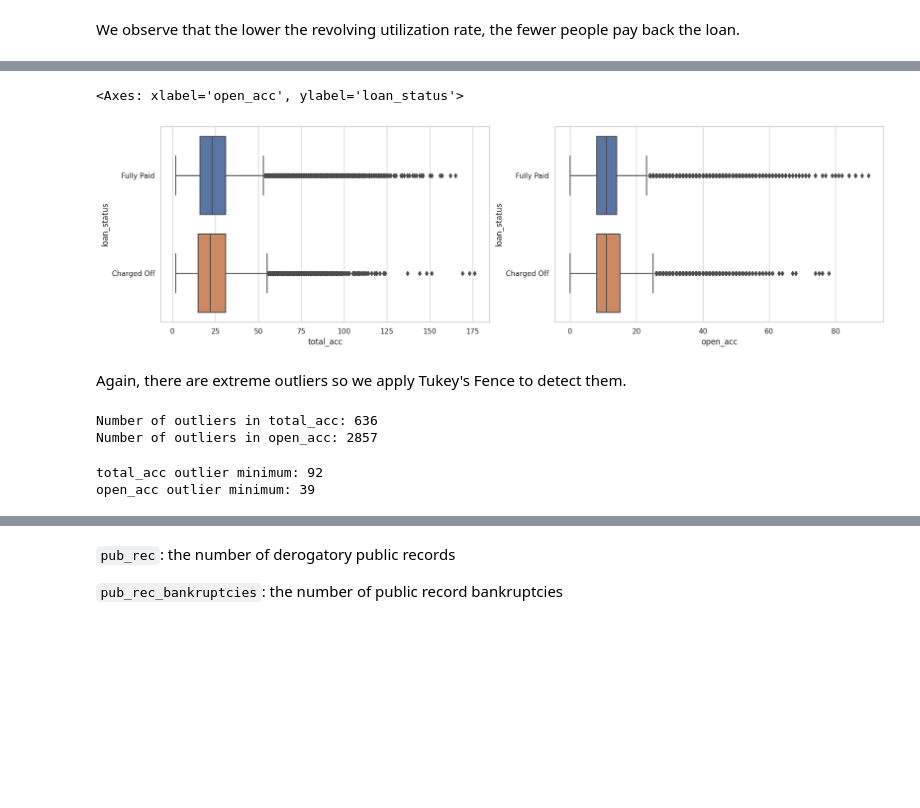
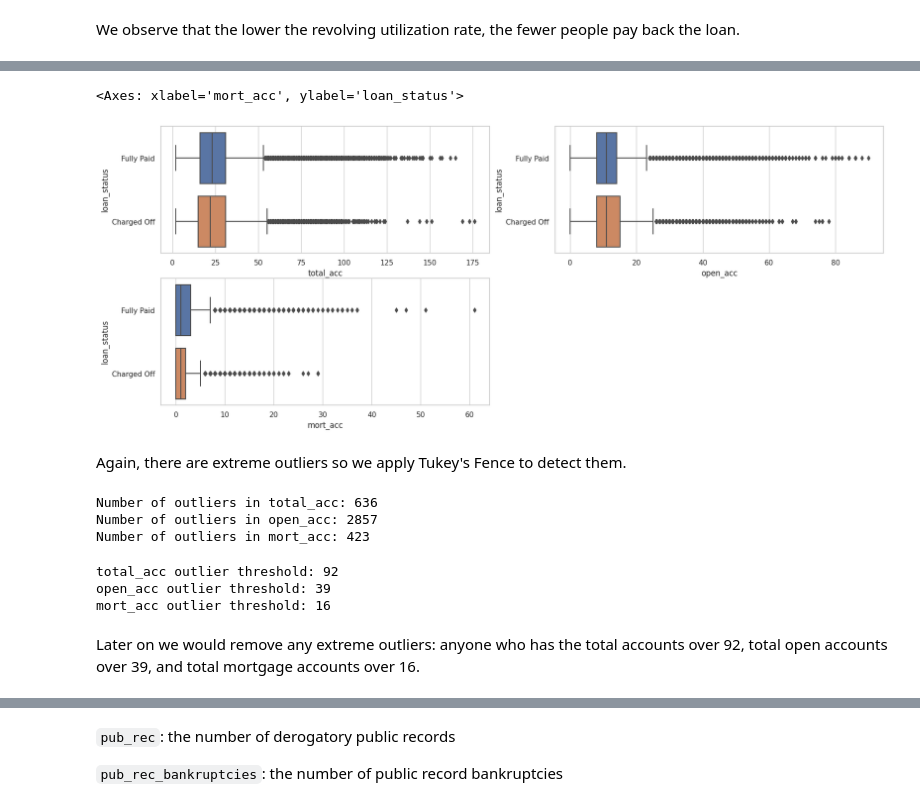
Before and after one commit to noahnguyen2004/Loan-Default-Prediction, a Jupyter notebook: loan_lending.ipynb, the cells around one changed output, grey strips where cells are left out. Cells and saved outputs as stored; diff of their text form; code cells hidden in the pictures; blank space fills up the shorter version.

```diff
--- a/loan_lending.ipynb
+++ b/loan_lending.ipynb
@@ -846,16 +836,19 @@ sns.histplot(x='open_acc', hue='loan_status', data=df, bins=30, kde=True, color=
 # %%
 # @title
 plt.figure(figsize=(20, 12))
 sns.set(style="whitegrid")
 
-plt.subplot(2, 2, 1)
+plt.subplot(3, 2, 1)
 sns.boxplot(x="total_acc", y="loan_status", data=df)
 
-plt.subplot(2, 2, 2)
+plt.subplot(3, 2, 2)
 sns.boxplot(x="open_acc", y="loan_status", data=df)
+
+plt.subplot(3, 2, 3)
+sns.boxplot(x="mort_acc", y="loan_status", data=df)
 # %% [output]
-<Axes: xlabel='open_acc', ylabel='loan_status'>
+<Axes: xlabel='mort_acc', ylabel='loan_status'>
-[figure, old version]
+[figure, new version]
 # %% [markdown]
 Again, there are extreme outliers so we apply Tukey's Fence to detect them.
 # %%
@@ -864,16 +858,23 @@ open_acc_outliers = tukey_fence(df[:], col="open_acc", k=4)
 # %%
 print(f"Number of outliers in total_acc: {total_acc_outliers.shape[0]}")
 print(f"Number of outliers in open_acc: {open_acc_outliers.shape[0]}")
+print(f"Number of outliers in mort_acc: {mort_acc_outliers.shape[0]}")
 # %% [output]
 Number of outliers in total_acc: 636
 Number of outliers in open_acc: 2857
+Number of outliers in mort_acc: 423
 # %%
 total_acc_threshold = total_acc_outliers['total_acc'].min()
 open_acc_threshold = open_acc_outliers['open_acc'].min()
+mort_acc_threshold = mort_acc_outliers['mort_acc'].min()
 
-print(f"total_acc outlier minimum: {total_acc_threshold}")
-print(f"open_acc outlier minimum: {open_acc_threshold}")
+print(f"total_acc outlier threshold: {total_acc_threshold}")
+print(f"open_acc outlier threshold: {open_acc_threshold}")
+print(f"mort_acc outlier threshold: {mort_acc_threshold}")
 # %% [output]
-total_acc outlier minimum: 92
-open_acc outlier minimum: 39
+total_acc outlier threshold: 92
+open_acc outlier threshold: 39
+mort_acc outlier threshold: 16
+# %% [markdown]
+Later on we would remove any extreme outliers: anyone who has the total accounts over 92, total open accounts over 39, and total mortgage accounts over 16.
 # %% [markdown]
```
Also changed, not shown: parts of 31 cells of this notebook.
